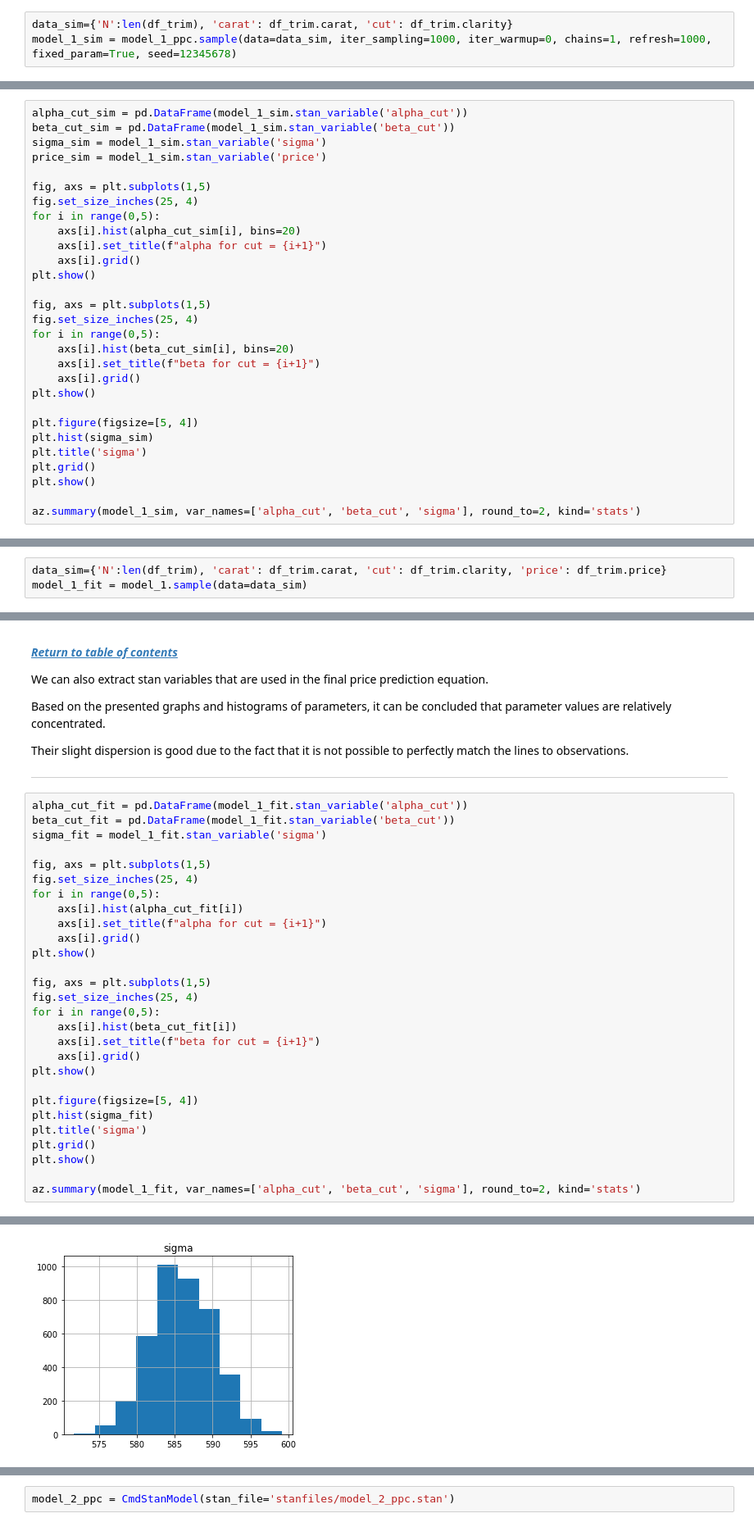
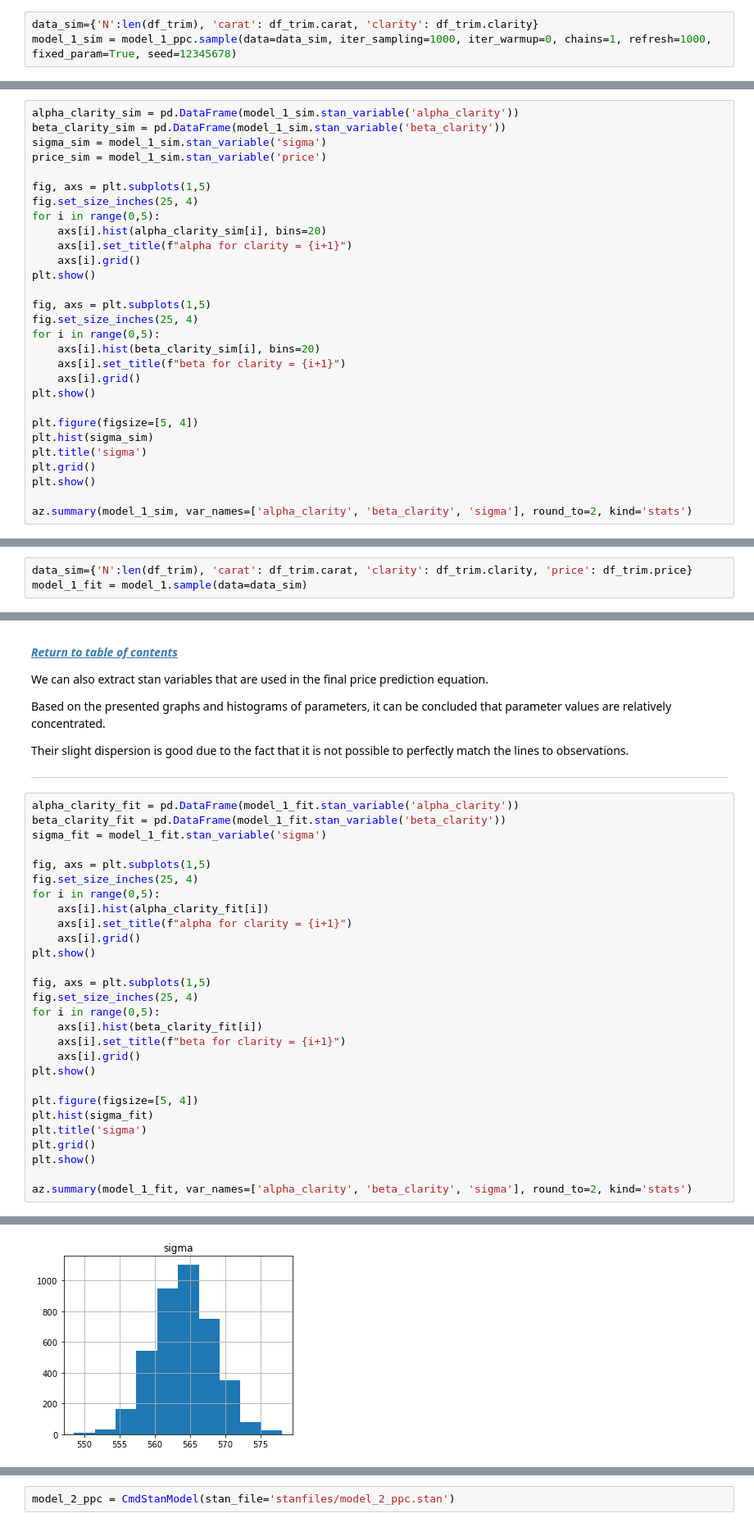
Before and after one commit to Mar-Ber/DA_DiamondModel, a Jupyter notebook: analysis.ipynb, the cells around one changed output, grey strips where cells are left out. Shown at 82% size. Cells and saved outputs as stored; diff of their text form.

```diff
--- a/analysis.ipynb
+++ b/analysis.ipynb
@@ -248,5 +247,5 @@ INFO:cmdstanpy:compiled model executable: E:\Programowanie\Microsoft VS Code Pro
 # %%
-data_sim={'N':len(df_trim), 'carat': df_trim.carat, 'cut': df_trim.clarity}
+data_sim={'N':len(df_trim), 'carat': df_trim.carat, 'clarity': df_trim.clarity}
 model_1_sim = model_1_ppc.sample(data=data_sim, iter_sampling=1000, iter_warmup=0, chains=1, refresh=1000, fixed_param=True, seed=12345678)
 # %% [output]
 INFO:cmdstanpy:CmdStan start processing
@@ -276,22 +254,22 @@ print(data)
 # %%
-alpha_cut_sim = pd.DataFrame(model_1_sim.stan_variable('alpha_cut'))
-beta_cut_sim = pd.DataFrame(model_1_sim.stan_variable('beta_cut'))
+alpha_clarity_sim = pd.DataFrame(model_1_sim.stan_variable('alpha_clarity'))
+beta_clarity_sim = pd.DataFrame(model_1_sim.stan_variable('beta_clarity'))
 sigma_sim = model_1_sim.stan_variable('sigma')
 price_sim = model_1_sim.stan_variable('price')
 
 fig, axs = plt.subplots(1,5)
 fig.set_size_inches(25, 4)
 for i in range(0,5):
-    axs[i].hist(alpha_cut_sim[i], bins=20)
-    axs[i].set_title(f"alpha for cut = {i+1}")
+    axs[i].hist(alpha_clarity_sim[i], bins=20)
+    axs[i].set_title(f"alpha for clarity = {i+1}")
     axs[i].grid()
 plt.show()
 
 fig, axs = plt.subplots(1,5)
 fig.set_size_inches(25, 4)
 for i in range(0,5):
-    axs[i].hist(beta_cut_sim[i], bins=20)
-    axs[i].set_title(f"beta for cut = {i+1}")
+    axs[i].hist(beta_clarity_sim[i], bins=20)
+    axs[i].set_title(f"beta for clarity = {i+1}")
     axs[i].grid()
 plt.show()
 
@@ -301,6 +279,6 @@ plt.title('sigma')
 plt.grid()
 plt.show()
 
-az.summary(model_1_sim, var_names=['alpha_cut', 'beta_cut', 'sigma'], round_to=2, kind='stats')
+az.summary(model_1_sim, var_names=['alpha_clarity', 'beta_clarity', 'sigma'], round_to=2, kind='stats')
 # %% [output]
 [figure]
@@ -404,5 +381,5 @@ INFO:cmdstanpy:compiled model executable: E:\Programowanie\Microsoft VS Code Pro
 # %%
-data_sim={'N':len(df_trim), 'carat': df_trim.carat, 'cut': df_trim.clarity, 'price': df_trim.price}
+data_sim={'N':len(df_trim), 'carat': df_trim.carat, 'clarity': df_trim.clarity, 'price': df_trim.price}
 model_1_fit = model_1.sample(data=data_sim)
 # %% [output]
 INFO:cmdstanpy:CmdStan start processing
@@ -425,23 +402,23 @@ Their slight dispersion is good due to the fact that it is not possible to perfe
 
 ---
 # %%
-alpha_cut_fit = pd.DataFrame(model_1_fit.stan_variable('alpha_cut'))
-beta_cut_fit = pd.DataFrame(model_1_fit.stan_variable('beta_cut'))
+alpha_clarity_fit = pd.DataFrame(model_1_fit.stan_variable('alpha_clarity'))
+beta_clarity_fit = pd.DataFrame(model_1_fit.stan_variable('beta_clarity'))
 sigma_fit = model_1_fit.stan_variable('sigma')
 
 fig, axs = plt.subplots(1,5)
 fig.set_size_inches(25, 4)
 for i in range(0,5):
-    axs[i].hist(alpha_cut_fit[i])
-    axs[i].set_title(f"alpha for cut = {i+1}")
+    axs[i].hist(alpha_clarity_fit[i])
+    axs[i].set_title(f"alpha for clarity = {i+1}")
     axs[i].grid()
 plt.show()
 
 fig, axs = plt.subplots(1,5)
 fig.set_size_inches(25, 4)
 for i in range(0,5):
-    axs[i].hist(beta_cut_fit[i])
-    axs[i].set_title(f"beta for cut = {i+1}")
+    axs[i].hist(beta_clarity_fit[i])
+    axs[i].set_title(f"beta for clarity = {i+1}")
     axs[i].grid()
 plt.show()
 
@@ -451,5 +428,5 @@ plt.title('sigma')
 plt.grid()
 plt.show()
 
-az.summary(model_1_fit, var_names=['alpha_cut', 'beta_cut', 'sigma'], round_to=2, kind='stats')
+az.summary(model_1_fit, var_names=['alpha_clarity', 'beta_clarity', 'sigma'], round_to=2, kind='stats')
 # %% [output]
@@ -458,2 +435,2 @@ az.summary(model_1_fit, var_names=['alpha_cut', 'beta_cut', 'sigma'], round_to=2
-[figure, old version]
+[figure, new version]
 |  | mean | sd | hdi_3% | hdi_97% |
```
Also changed, not shown: parts of 19 cells of this notebook, 8 other files.
